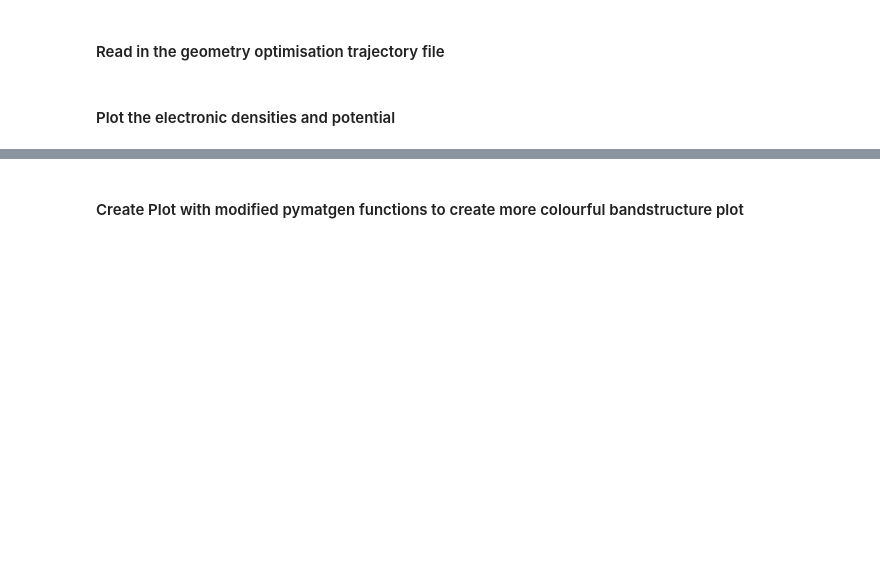
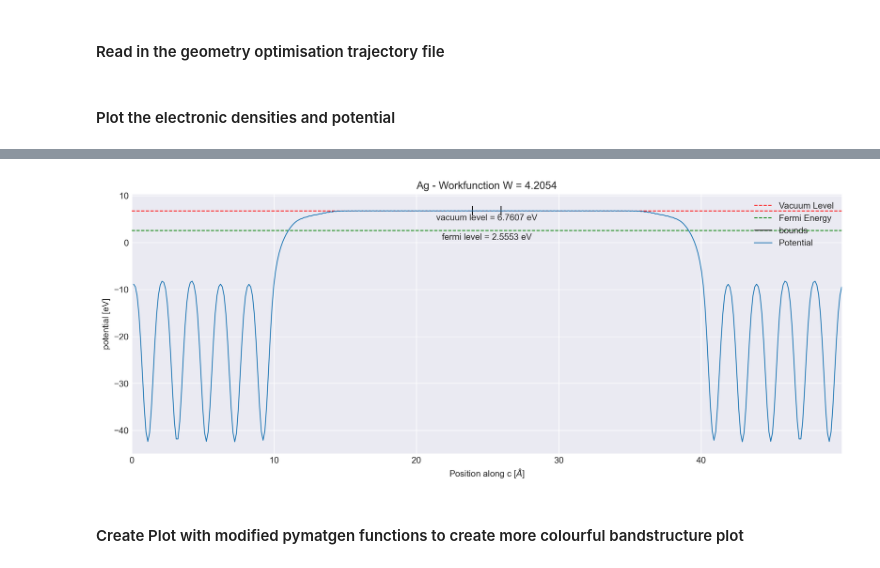
Before and after one commit to wuppersaver/photoemission, a Jupyter notebook: Plotting.ipynb, the cells around one changed output, grey strips where cells are left out. Saved outputs shown, nothing was run; the diff lists cells and outputs as text; code cells hidden in the pictures; blank space fills up the shorter version.

```diff
--- a/Plotting.ipynb
+++ b/Plotting.ipynb
@@ -280,3 +284,8 @@ plt.savefig(f'./structures/plots/Cu110_pbesol_14L_50A_potential_plot.png')
+# %%
+fig,ax = create_potential_plot(directory='./structures/Ag100_victor/', centered = False)
+plt.tight_layout()
+# %% [output]
+[figure, added]
 # %% [markdown]
 #### Create Plot with modified pymatgen functions to create more colourful bandstructure plot
 # %%
```
Also changed, not shown: parts of 3 cells of this notebook, 2 other files.
